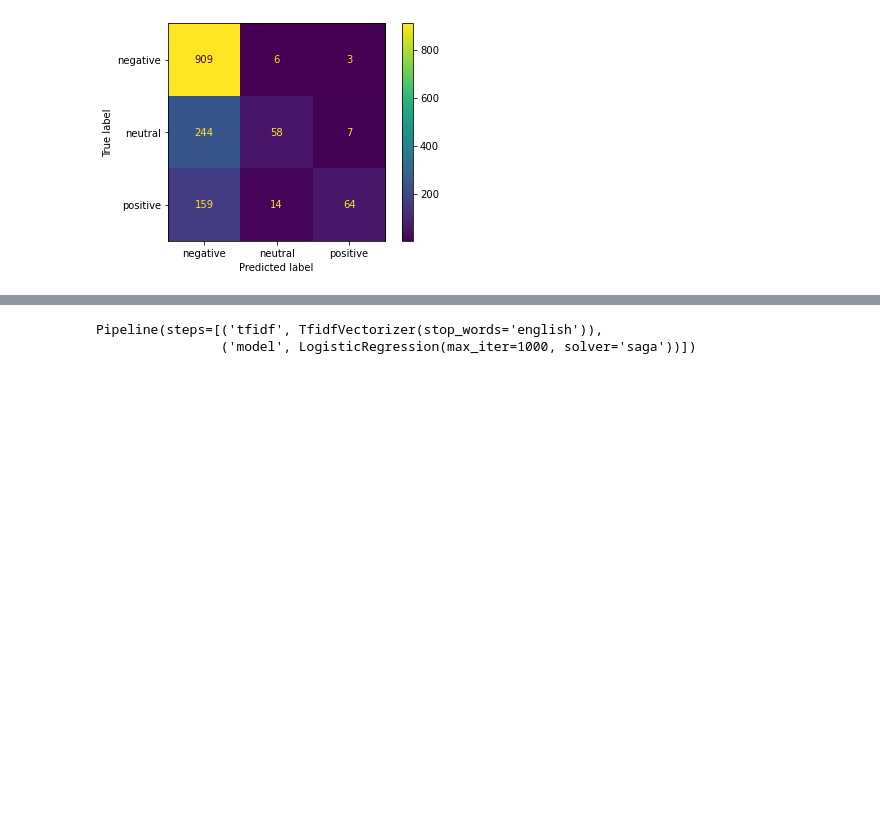
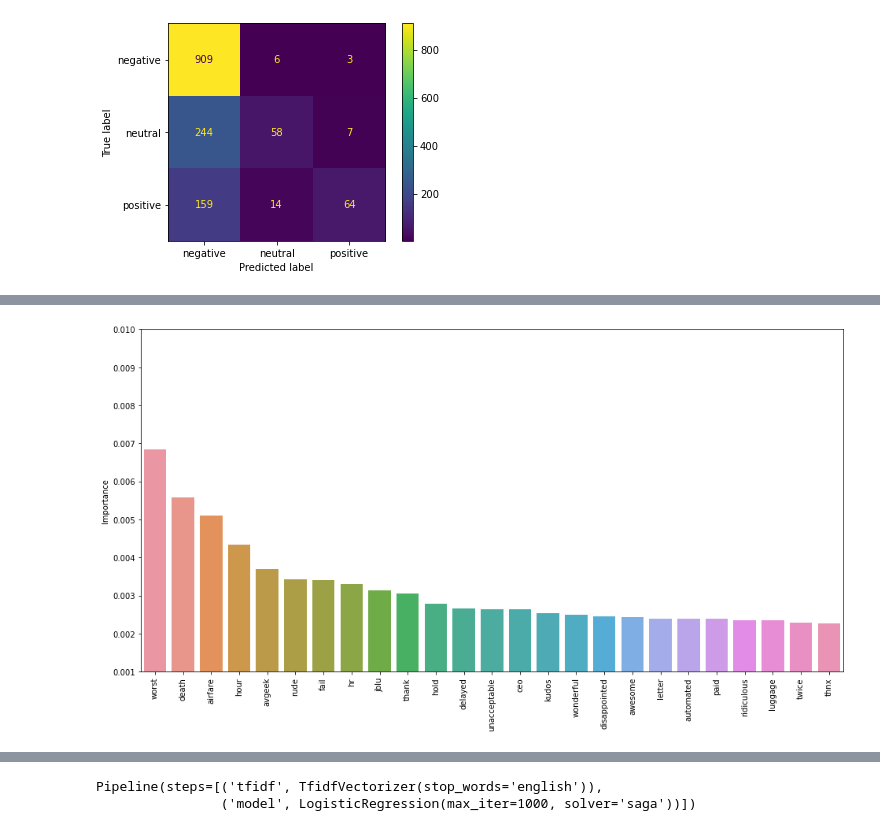
Before and after one commit to nimaim/metis-sensitivity-analysis, a Jupyter notebook: metis_intro_ds_project.ipynb, the cells around one changed output, grey strips where cells are left out. Cells and saved outputs as stored; diff of their text form; code cells hidden in the pictures; blank space fills up the shorter version.

Commit message:
add xgboost model, more images

```diff
--- a/metis_intro_ds_project.ipynb
+++ b/metis_intro_ds_project.ipynb
@@ -672,0 +714,3 @@ plot_confusion_matrix(nb_model,X_test,y_test) # This is a built in sklearn funct
+# %%
+xg_model = xgb.XGBClassifier(use_label_encoder=True, eval_metric='merror', learning_rate=0.3, max_depth=10, n_estimators=200)
+xg_model.fit(X_train,y_train)
@@ -672,0 +728,11 @@ plot_confusion_matrix(nb_model,X_test,y_test) # This is a built in sklearn funct
+# %%
+feat_import = xg_model.feature_importances_
+imp_feat_df = pd.DataFrame(data=feat_import, index=vectorizer.get_feature_names(), columns=['Importance'])
+imp_feat_df = imp_feat_df[imp_feat_df['Importance']>0.0005].sort_values('Importance', ascending=False)[:25]
+# %%
+plt.figure(figsize=(16,8))
+sns.barplot(data=imp_feat_df, x=imp_feat_df.index, y='Importance')
+plt.xticks(rotation=90);
+plt.ylim(0.001, 0.01);
+# %% [output]
+[figure, added]
```
Also changed, not shown: parts of 12 cells of this notebook.
